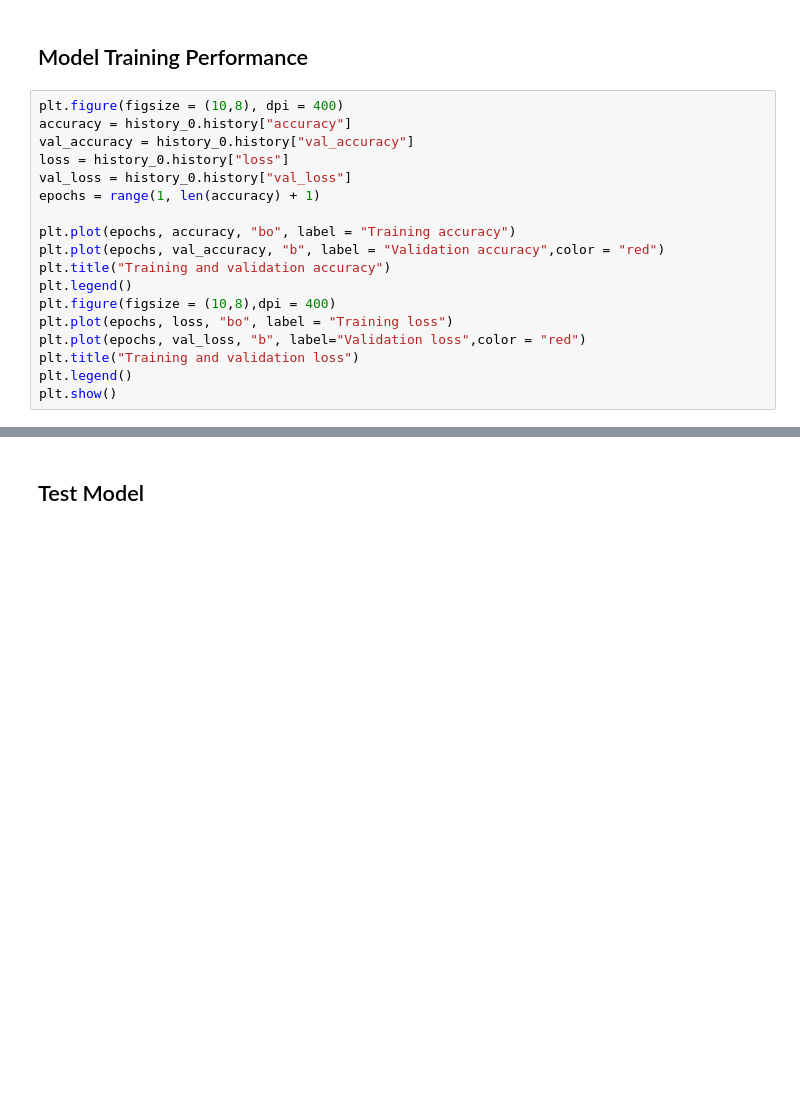
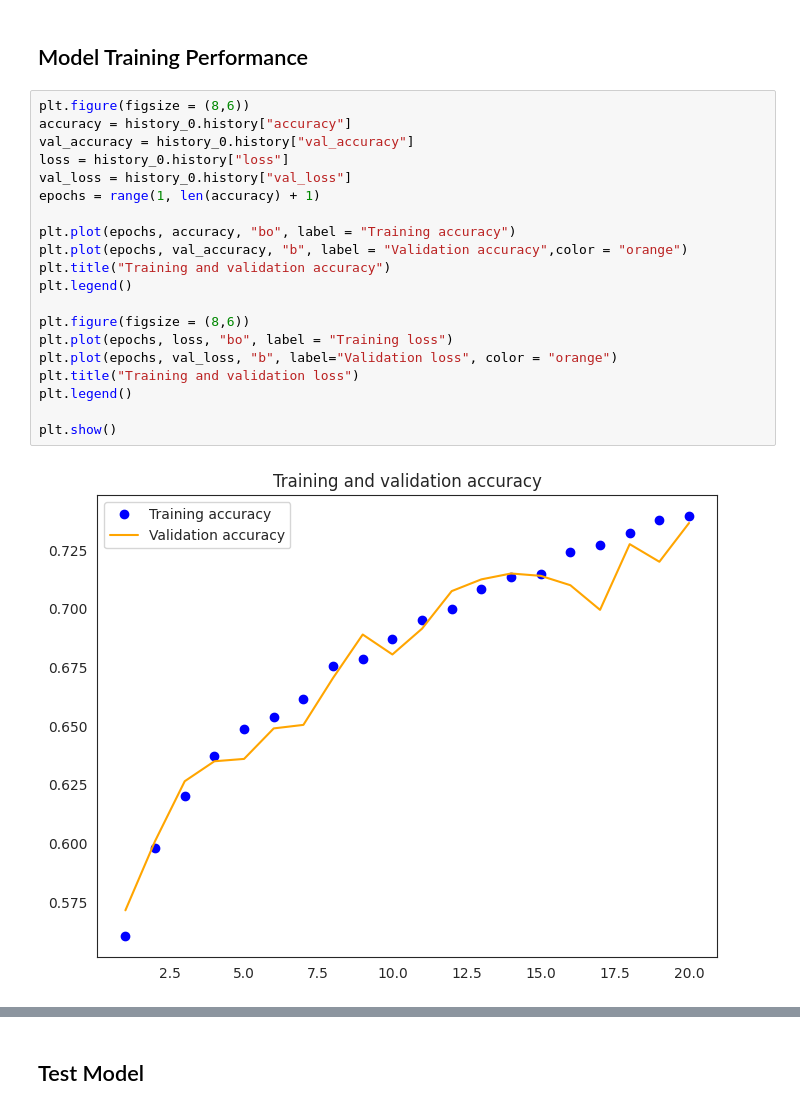
Before and after one commit to regiiis/pv_error_classification, a Jupyter notebook: pv_error_classifcation.ipynb, the cells around one changed output, grey strips where cells are left out. Drawn from its saved outputs; the diff is of its cells as text; blank space fills up the shorter version.

```diff
--- a/pv_error_classifcation.ipynb
+++ b/pv_error_classifcation.ipynb
@@ -349,20 +350,24 @@ Epoch 20/20
 # %% [markdown]
 ## Model Training Performance
 # %%
-plt.figure(figsize = (10,8), dpi = 400)
+plt.figure(figsize = (8,6))
 accuracy = history_0.history["accuracy"]
 val_accuracy = history_0.history["val_accuracy"]
 loss = history_0.history["loss"]
 val_loss = history_0.history["val_loss"]
 epochs = range(1, len(accuracy) + 1)
 
 plt.plot(epochs, accuracy, "bo", label = "Training accuracy")
-plt.plot(epochs, val_accuracy, "b", label = "Validation accuracy",color = "red")
+plt.plot(epochs, val_accuracy, "b", label = "Validation accuracy",color = "orange")
 plt.title("Training and validation accuracy")
 plt.legend()
-plt.figure(figsize = (10,8),dpi = 400)
+
+plt.figure(figsize = (8,6))
 plt.plot(epochs, loss, "bo", label = "Training loss")
-plt.plot(epochs, val_loss, "b", label="Validation loss",color = "red")
+plt.plot(epochs, val_loss, "b", label="Validation loss", color = "orange")
 plt.title("Training and validation loss")
 plt.legend()
+
 plt.show()
+# %% [output]
+[figure, added]
```
Also changed, not shown: parts of 5 cells of this notebook.
